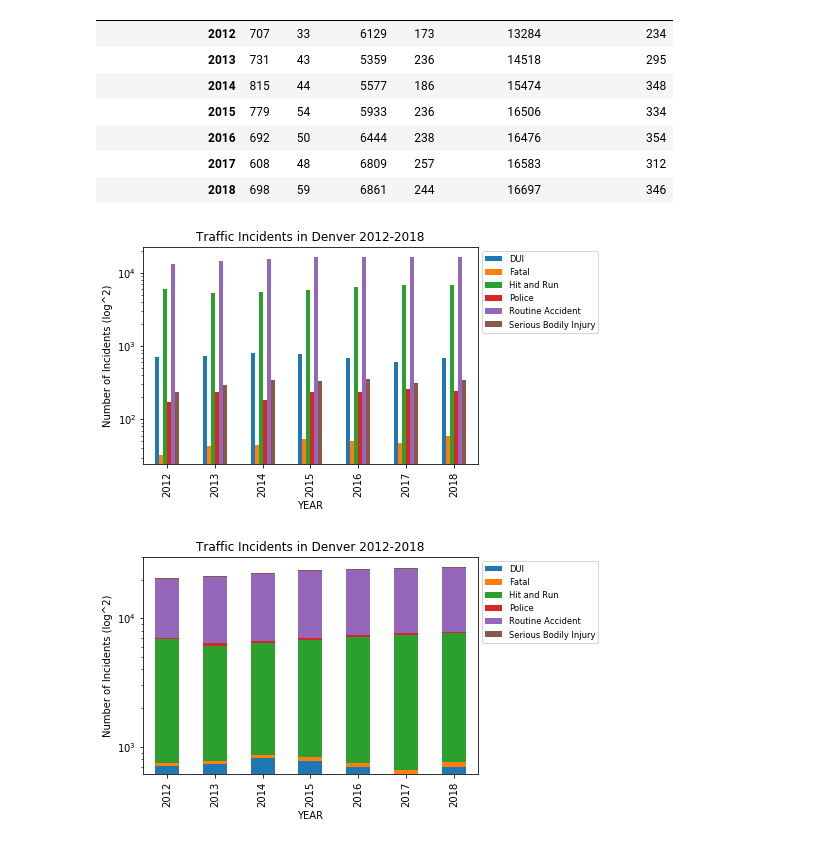
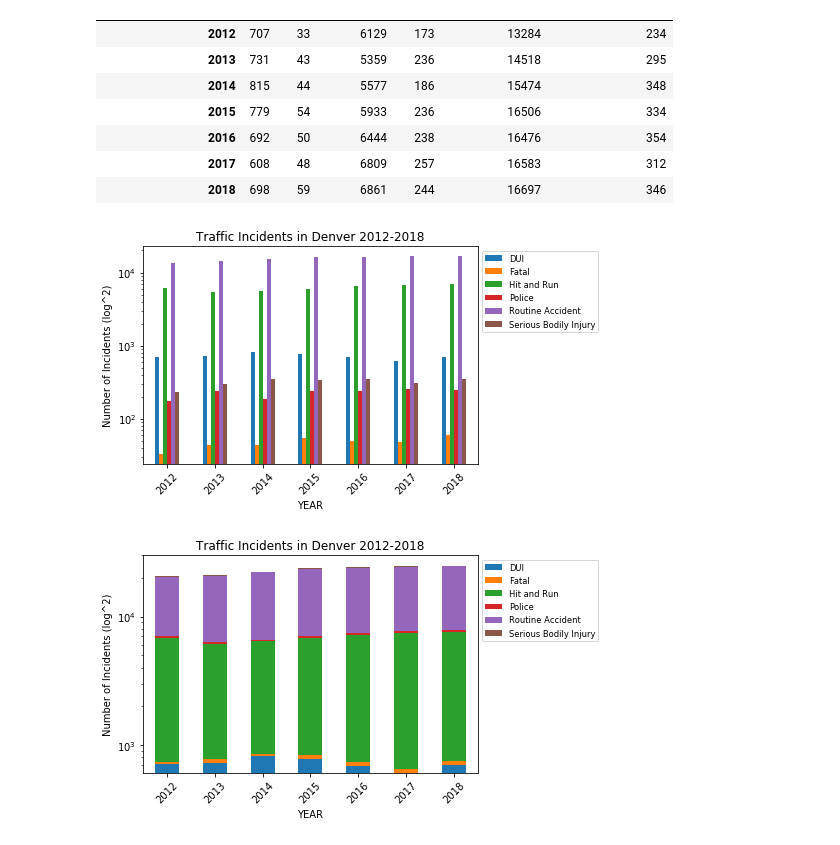
Before and after one commit to LuLu-89/Denver_traffic_woes, a Jupyter notebook: traffic_data_analysis.ipynb, the cells around one changed output. Drawn from its saved outputs; the diff is of its cells as text; code cells hidden in the pictures.

```diff
--- a/traffic_data_analysis.ipynb
+++ b/traffic_data_analysis.ipynb
@@ -167,27 +167,29 @@ unstacked_traffic_data
 # %%
 #I'm unable to adjust the figure size to be bigger unless I use notebook mode
 unstacked_traffic_data.plot(kind='bar')
 plt.title('Traffic Incidents in Denver 2012-2018')
+plt.xticks(rotation=45)
 plt.yscale('log')
 plt.ylabel('Number of Incidents (log^2)')
 plt.legend(loc='upper left', fontsize='small',  bbox_to_anchor=(1, 1))
 plt.show()
 
 # fig = plt.figure()
 # fig.set_figheight(280)
 # fig.set_figwidth(300)
 # %% [output]
-[figure, old version]
+[figure, new version]
 # %%
 # Trying out stacked bars:
 unstacked_traffic_data.plot(kind='bar', stacked=True)
 plt.title('Traffic Incidents in Denver 2012-2018')
+plt.xticks(rotation=45)
 plt.yscale('log')
 plt.ylabel('Number of Incidents (log^2)')
 plt.legend(loc='upper left', fontsize='small',  bbox_to_anchor=(1, 1))
 plt.show()
 # %% [output]
-[figure, old version]
+[figure, new version]
 # %%
 # traffic_data_morning_rush_hour = traffic_data[(traffic_data['TIME'] >= '05:00:00') & (traffic_data['TIME'] <= '09:00:00')]
 
```
